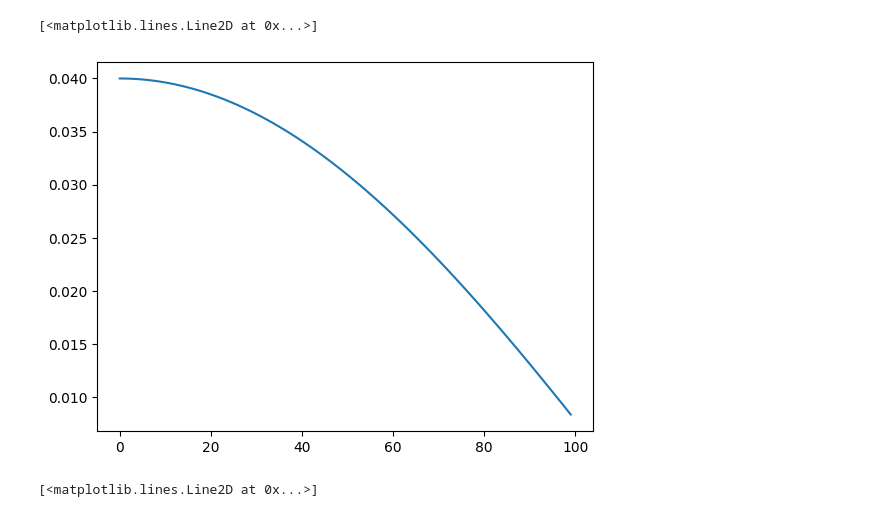
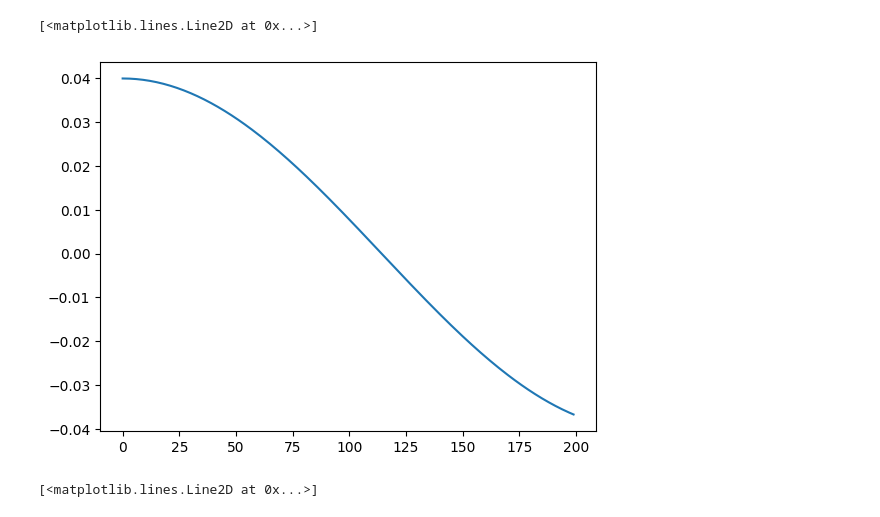
Before and after one commit to psFournier/dl_toolbox, a Jupyter notebook: dl_toolbox/utils/test_learning_rates.ipynb, the cells around one changed output. Drawn from its saved outputs; the diff is of its cells as text; code cells hidden in the pictures.

```diff
--- a/dl_toolbox/utils/test_learning_rates.ipynb
+++ b/dl_toolbox/utils/test_learning_rates.ipynb
@@ -3,12 +3,12 @@ from dl_toolbox.utils import *
 import matplotlib.pyplot as plt
 import math
 # %%
-x = list(range(100))
+x = list(range(200))
 y = [0.04*math.cos((7./16.)*math.pi*(i/100)) for i in x]
 plt.plot(x, y)
 # %% [output]
 [<matplotlib.lines.Line2D at 0x...>]
-[figure, old version]
+[figure, new version]
 # %%
 x = list(range(100))
 y = [0.04]
```
Also changed, not shown: parts of 3 cells of this notebook, 26 other files.
